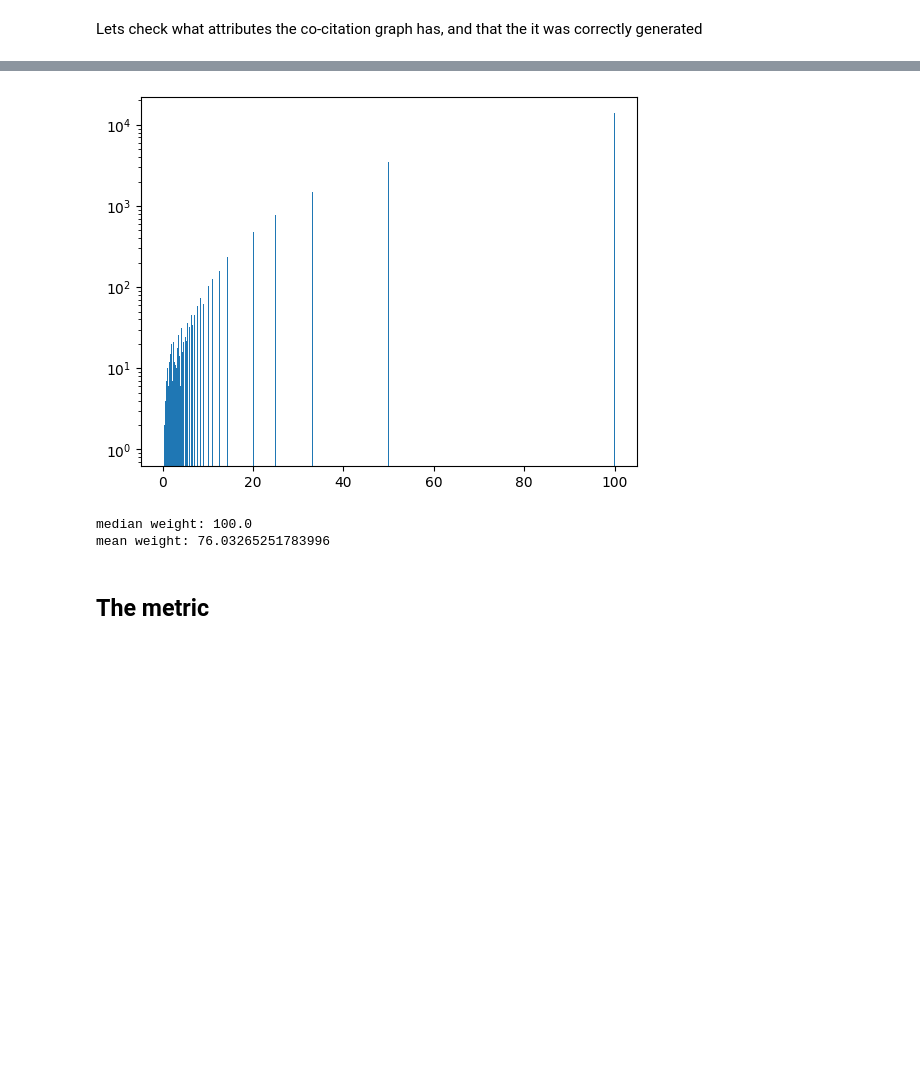
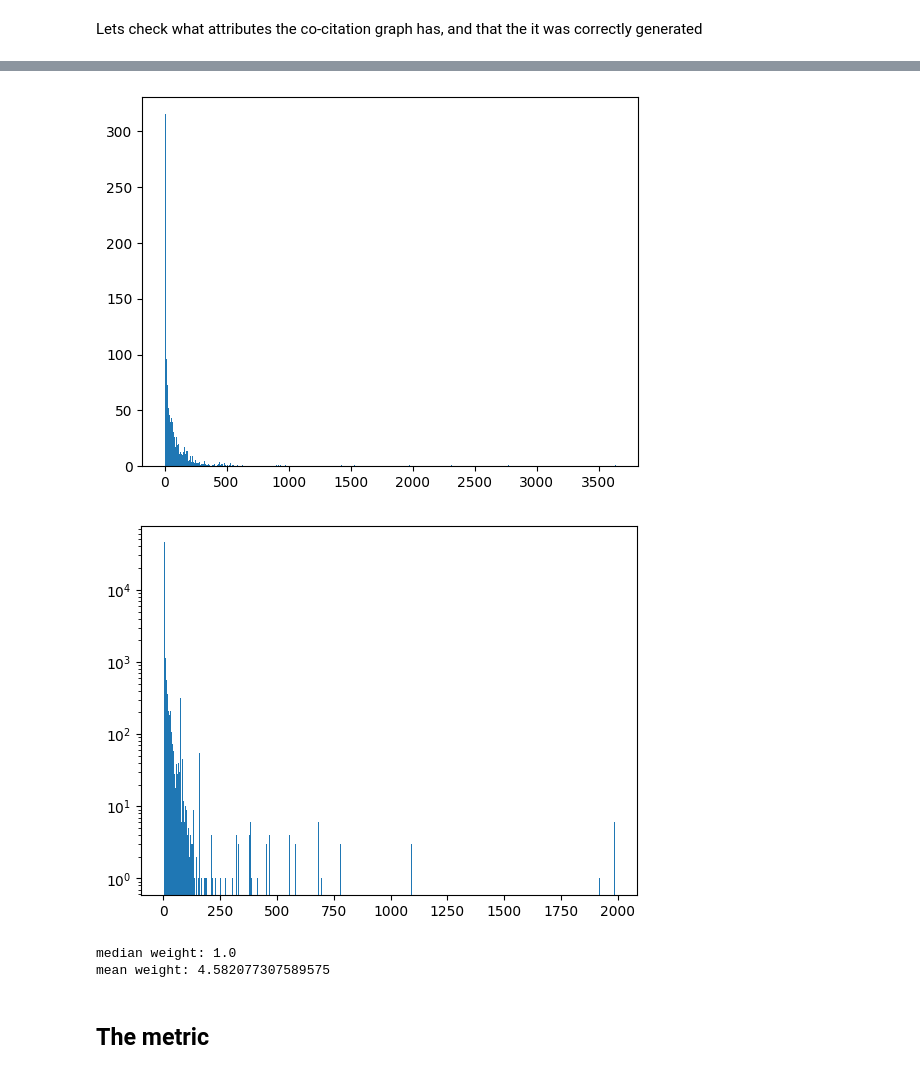
Before and after one commit to Workflomics/pubmetric, a Jupyter notebook: QC_pipeline.ipynb, the cells around one changed output, grey strips where cells are left out. Cells and saved outputs as stored; diff of their text form; code cells hidden in the pictures; blank space fills up the shorter version.

```diff
--- a/QC_pipeline.ipynb
+++ b/QC_pipeline.ipynb
@@ -120,13 +123,23 @@ Max edge weight (distance) is 1918, min edge weight is 1
+# %%
+degrees = [vs.degree() for vs in G.vs]
+weigths_edges = G.es['weight']
+# %%
+plt.hist(degrees, bins=500
+         )
+plt.show()
+plt.hist(weigths_edges, bins=500
+         )
+plt.yscale('log')
+plt.show()
+# %% [output]
+[figure, added]
+[figure, added]
 # %%
-plt.hist(list(G.es['weight']), bins=500)
-plt.yscale('log')
-plt.show()
 print("median weight:",  np.median(list(G.es['weight'])))
 print("mean weight:",np.mean(list(G.es['weight'])))
 # %% [output]
-[figure, removed]
-median weight: 100.0
-mean weight: 76.03265251783996
+median weight: 1.0
+mean weight: 4.582077307589575
 # %% [markdown]
 ## The metric
 # %% [markdown]
```
Also changed, not shown: parts of 4 cells of this notebook, 4 other files.
